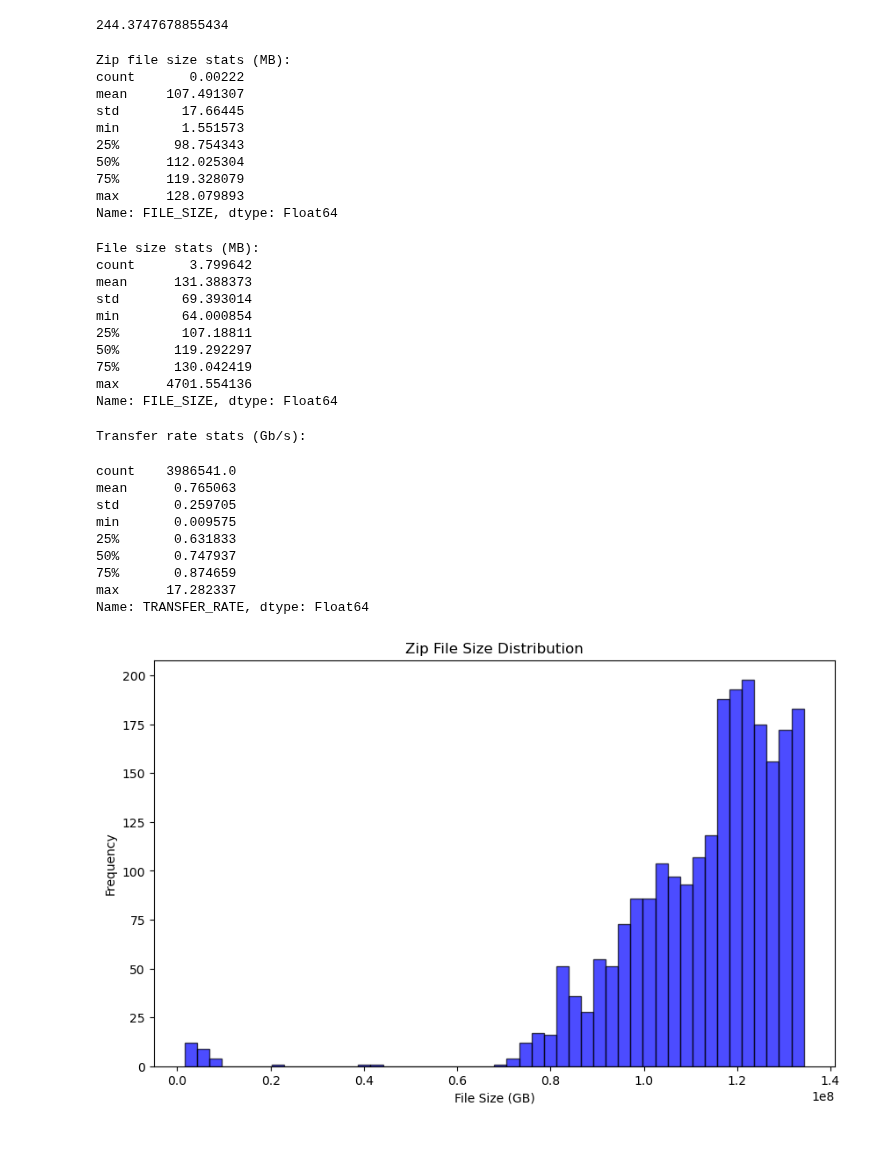
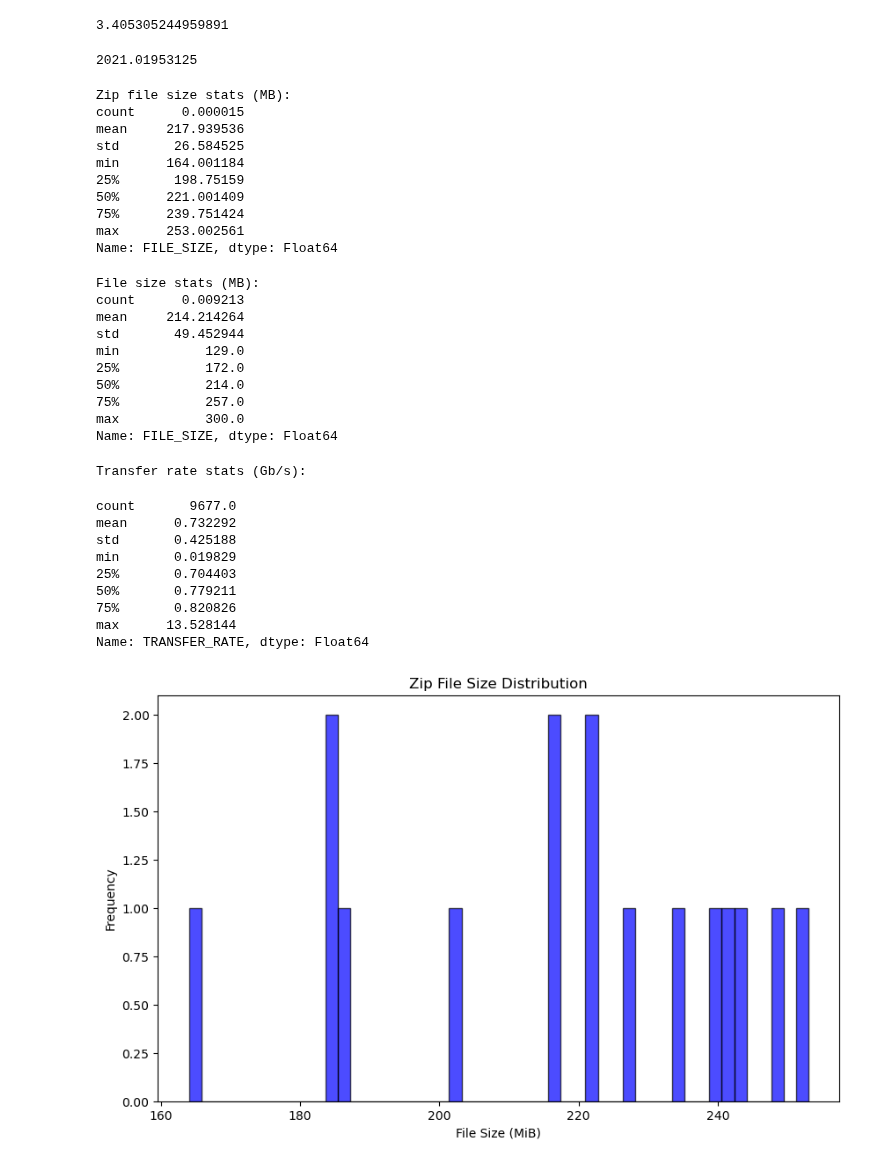
Before and after one commit to lsst-uk/csd3-echo-somerville, a Jupyter notebook: csd3-side/notebooks/transfer_speeds_from_log.ipynb, the cells around one changed output. Cells and saved outputs as stored; diff of their text form; code cells hidden in the pictures.

```diff
--- a/csd3-side/notebooks/transfer_speeds_from_log.ipynb
+++ b/csd3-side/notebooks/transfer_speeds_from_log.ipynb
@@ -8,5 +8,5 @@ ls ~/wide-all/butler_wide_20220930-data-lsst-backup.csv
 # %%
-df = pd.read_csv('~/wide-all/butler_wide_20220930-data-lsst-backup.csv').drop(columns=['LOCAL_FOLDER', 'BUCKET_NAME', 'DESTINATION_KEY', 'CHECKSUM'])
+df = pd.read_csv('~/somerville-ral-dummy-test/data-dummy_data-lsst-backup.csv').drop(columns=['LOCAL_FOLDER', 'BUCKET_NAME', 'DESTINATION_KEY', 'CHECKSUM'])
 df
 # %% [output]
 |  | LOCAL_PATH | FILE_SIZE | ZIP_CONTENTS | FILES_PER_ZIP | UPLOAD_TIME | UPLOAD_START | UPLOAD_END |
@@ -150,34 +144,39 @@ Average upload time: 1.43 seconds
 zip_total_size = df[df['TYPE'] == 'zip']['FILE_SIZE'].sum()
 zip_total_size / (1024 * 1024 * 1024)
 # %% [output]
-244.3747678855434
+3.405305244959891
+# %%
+file_total_size = df[df['TYPE'] == 'file']['FILE_SIZE'].sum()
+file_total_size / (1024 * 1024 * 1024)
+# %% [output]
+2021.01953125
 # %%
 print(f"Zip file size stats (MB):")
 print(df[df['TYPE'] == 'zip']['FILE_SIZE'].describe() / (1024 * 1024))
 # %% [output]
 Zip file size stats (MB):
-count       0.00222
-mean     107.491307
-std        17.66445
-min        1.551573
-25%       98.754343
-50%      112.025304
-75%      119.328079
-max      128.079893
+count      0.000015
+mean     217.939536
+std       26.584525
+min      164.001184
+25%       198.75159
+50%      221.001409
+75%      239.751424
+max      253.002561
 Name: FILE_SIZE, dtype: Float64
 # %%
 print(f"File size stats (MB):")
 print(df[df['TYPE'] == 'file']['FILE_SIZE'].describe() / (1024 * 1024))
 # %% [output]
 File size stats (MB):
-count       3.799642
-mean      131.388373
-std        69.393014
-min        64.000854
-25%        107.18811
-50%       119.292297
-75%       130.042419
-max      4701.554136
+count      0.009213
+mean     214.214264
+std       49.452944
+min           129.0
+25%           172.0
+50%           214.0
+75%           257.0
+max           300.0
 Name: FILE_SIZE, dtype: Float64
 # %%
 df['TRANSFER_RATE'] = df['FILE_SIZE'] / df['UPLOAD_TIME'] * 8 / (1024**3)
@@ -185,27 +184,27 @@ print(f"Transfer rate stats (Gb/s):")
 df['TRANSFER_RATE'].describe()
 # %% [output]
 Transfer rate stats (Gb/s):
-count    3986541.0
-mean      0.765063
-std       0.259705
-min       0.009575
-25%       0.631833
-50%       0.747937
-75%       0.874659
-max      17.282337
+count       9677.0
+mean      0.732292
+std       0.425188
+min       0.019829
+25%       0.704403
+50%       0.779211
+75%       0.820826
+max      13.528144
 Name: TRANSFER_RATE, dtype: Float64
 # %%
 plt.figure(figsize=(10, 6))
-plt.hist(df[df['TYPE'] == 'zip']['FILE_SIZE'], bins=50, color='blue', alpha=0.7, edgecolor='black')
+plt.hist(df[df['TYPE'] == 'zip']['FILE_SIZE']/1024**2, bins=50, color='blue', alpha=0.7, edgecolor='black')
 plt.title('Zip File Size Distribution')
-plt.xlabel('File Size (GB)')
+plt.xlabel('File Size (MiB)')
 plt.ylabel('Frequency')
 # plt.xlim(0, 10)
 # plt.ylim(0, 200)
 # plt.grid(axis='y', linestyle='--', alpha=0.7)
 plt.show()
 # %% [output]
-[figure, old version]
+[figure, new version]
 # %%
 plt.figure(figsize=(10, 6))
 plt.hist(df[df['TYPE'] == 'zip']['TRANSFER_RATE'], bins=50, color='blue', alpha=0.7, edgecolor='black')
```
Also changed, not shown: parts of 30 cells of this notebook, 2 other files.
